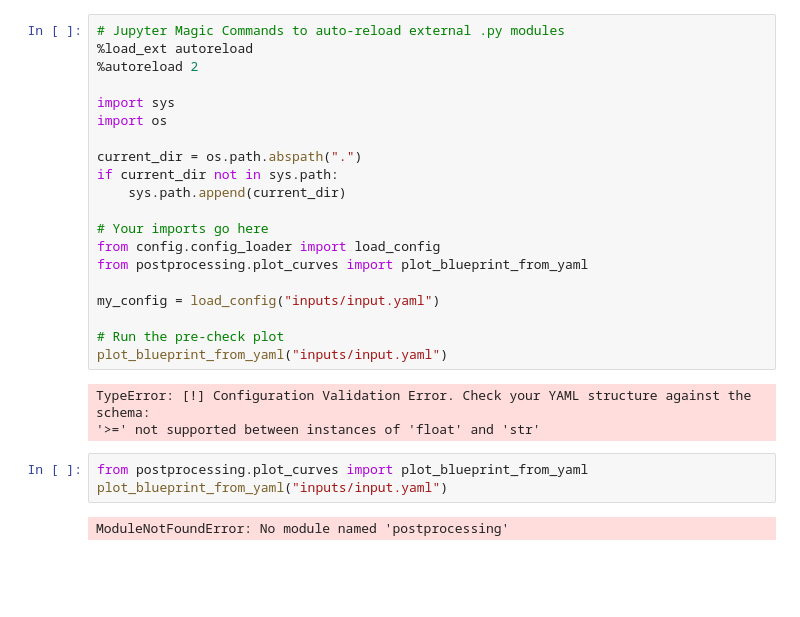
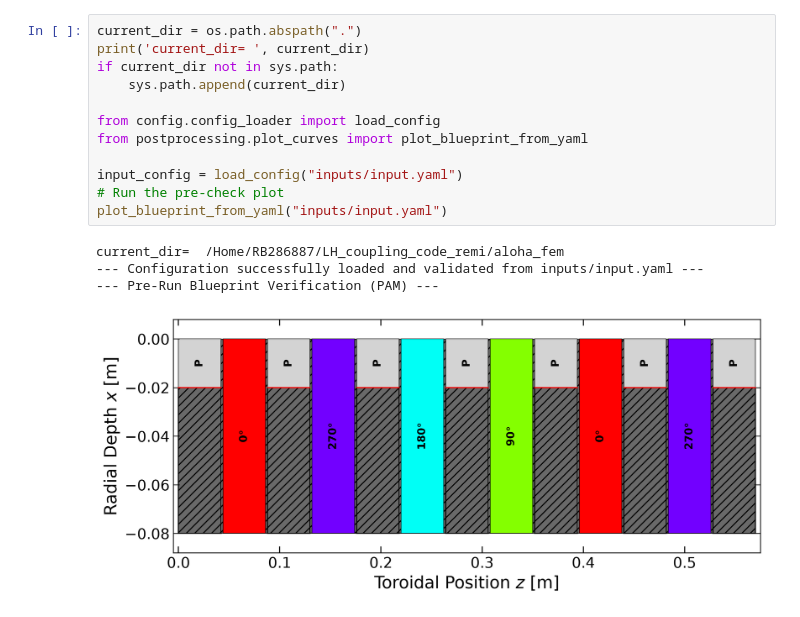
Before and after one commit to RemiBellon/LH_coupling_code_remi, a Jupyter notebook: aloha_fem/main_jupyter.ipynb, the cells around one changed output. Cells and saved outputs as stored; diff of their text form; blank space fills up the shorter version.

Commit message:
New architecture code: Debbuging in progress. Need to revise the plot functions (and add more), need to test vacuum and 1D/2D plasma cases, and implement mesh visualization 2D/3D

```diff
--- a/aloha_fem/main_jupyter.ipynb
+++ b/aloha_fem/main_jupyter.ipynb
@@ -1,28 +10,17 @@
 # %%
-# Jupyter Magic Commands to auto-reload external .py modules
-%load_ext autoreload
-%autoreload 2
-
-import sys
-import os
-
 current_dir = os.path.abspath(".")
+print('current_dir= ', current_dir)
 if current_dir not in sys.path:
     sys.path.append(current_dir)
 
-# Your imports go here
 from config.config_loader import load_config
 from postprocessing.plot_curves import plot_blueprint_from_yaml
 
-my_config = load_config("inputs/input.yaml")
-
+input_config = load_config("inputs/input.yaml")
 # Run the pre-check plot
 plot_blueprint_from_yaml("inputs/input.yaml")
 # %% [output]
-TypeError: [!] Configuration Validation Error. Check your YAML structure against the schema:
-'>=' not supported between instances of 'float' and 'str'
+current_dir=  /Home/RB286887/LH_coupling_code_remi/aloha_fem
+--- Configuration successfully loaded and validated from inputs/input.yaml ---
+--- Pre-Run Blueprint Verification (PAM) ---
+[figure, added]
-# %%
-from postprocessing.plot_curves import plot_blueprint_from_yaml
-plot_blueprint_from_yaml("inputs/input.yaml")
-# %% [output]
-ModuleNotFoundError: No module named 'postprocessing'
```
Also changed, not shown: parts of 7 cells of this notebook, 18 other files.
